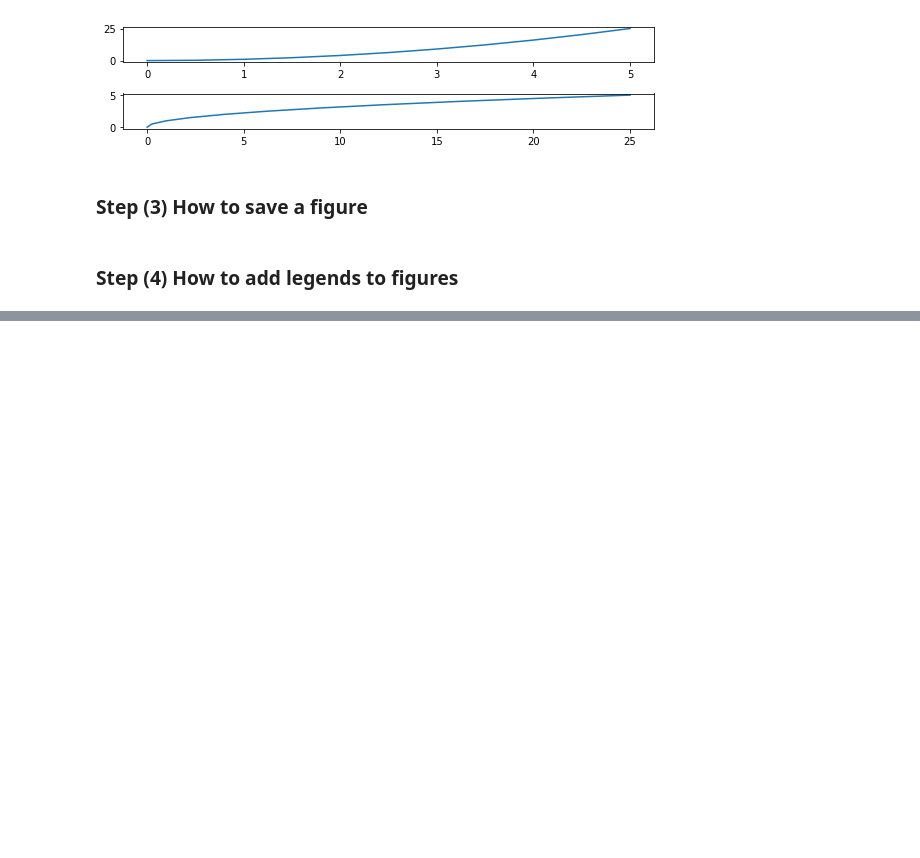
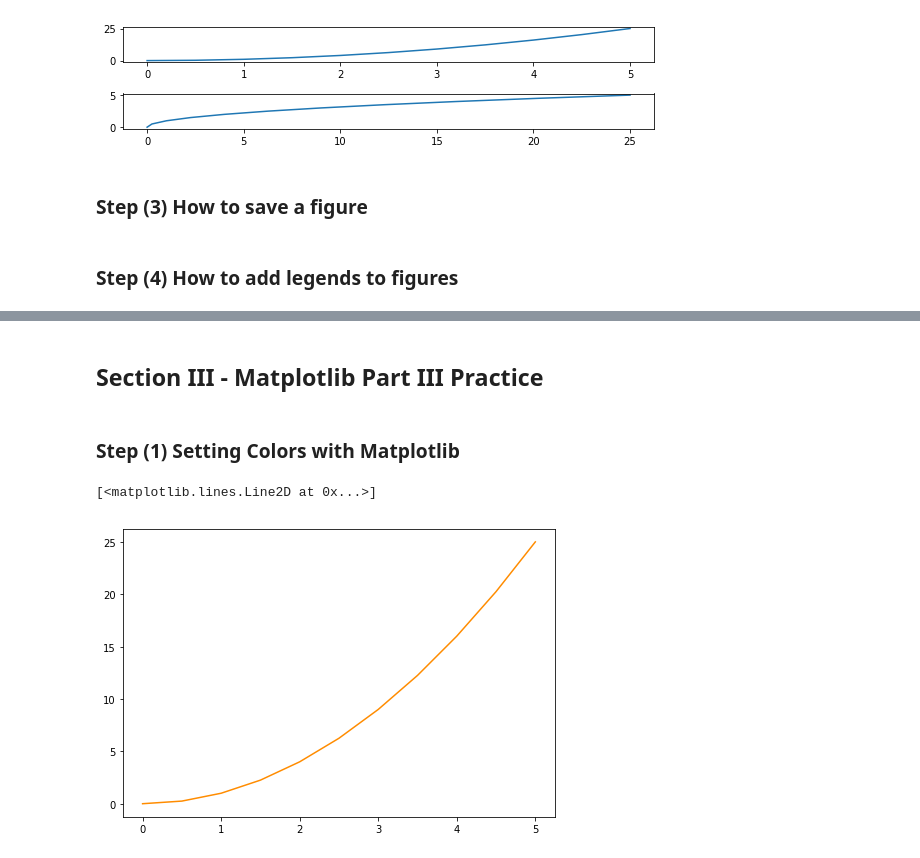
Before and after one commit to kbrook10/bootcamp_python_for_data_science_and_machine_learning, a Jupyter notebook: support_files/Python-for-Data-Visualization/Matplotlib/matplotlib_practice.ipynb, the cells around one changed output, grey strips where cells are left out. Drawn from its saved outputs; the diff is of its cells as text; code cells hidden in the pictures; blank space fills up the shorter version.

```diff
--- a/support_files/Python-for-Data-Visualization/Matplotlib/matplotlib_practice.ipynb
+++ b/support_files/Python-for-Data-Visualization/Matplotlib/matplotlib_practice.ipynb
@@ -200,0 +201,15 @@ ax.legend(loc=10)
+# %% [markdown]
+## Section III - Matplotlib Part III Practice
+# %% [markdown]
+### Step (1) Setting Colors with Matplotlib
+# %%
+# Generate Figure object, create axes and plot axes
+fig = plt.figure()
+
+ax = fig.add_axes([0,0,1,1])
+
+#ax.plot(x,y)
+ax.plot(x,y, color='#ff8c00')
+# %% [output]
+[<matplotlib.lines.Line2D at 0x...>]
+[figure, added]
```
Also changed, not shown: parts of 8 cells of this notebook.
